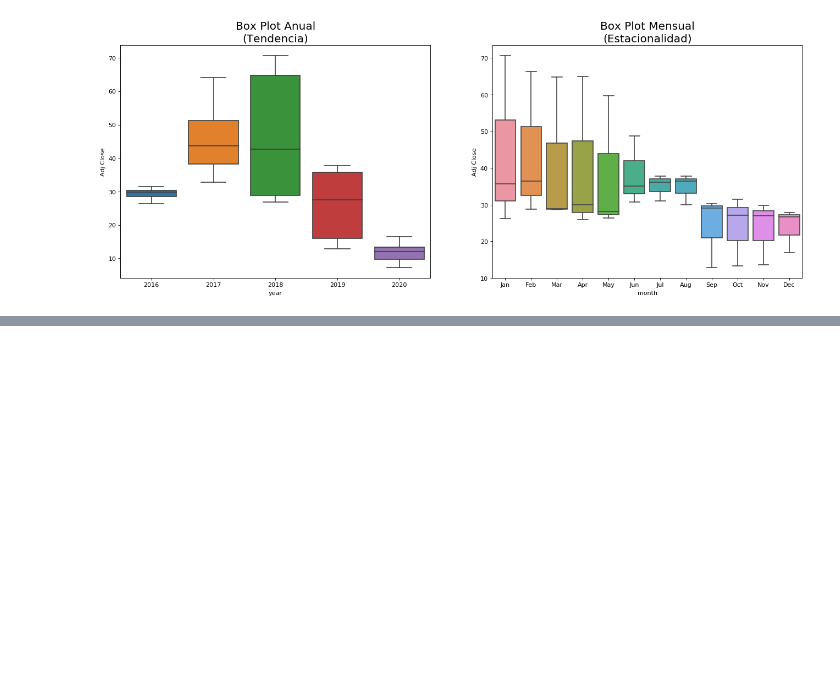
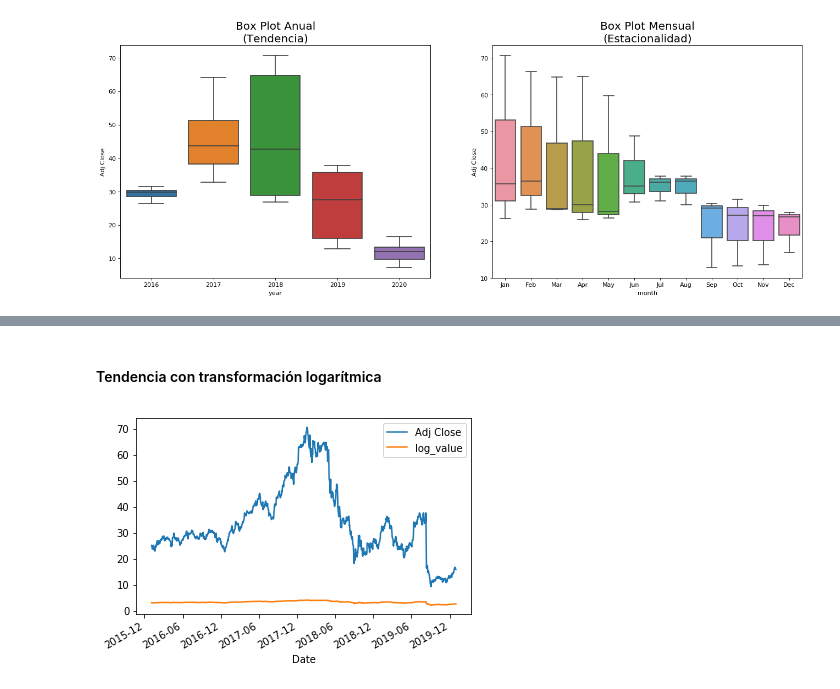
Before and after one commit to cdgn-coding/bcba-algo-trading, a Jupyter notebook: 3_Time_Series.ipynb, the cells around one changed output, grey strips where cells are left out. Saved outputs shown, nothing was run; the diff lists cells and outputs as text; code cells hidden in the pictures; blank space fills up the shorter version.

Commit message:
series_tiempo_log

```diff
--- a/3_Time_Series.ipynb
+++ b/3_Time_Series.ipynb
@@ -92,0 +97,4 @@ axes[1].set_title('Box Plot Mensual\n(Estacionalidad)', fontsize=18);
+# %%
+ggal_5y["timeIndex"] = pd.Series(np.arange(len(ggal_5y['Adj Close'])), index=ggal_5y.index)
+# %%
+ggal_5y = ggal_5y.join(pd.get_dummies(ggal_5y['month'], drop_first=True), how='left')
@@ -92,0 +123,2 @@ axes[1].set_title('Box Plot Mensual\n(Estacionalidad)', fontsize=18);
+# %%
+ggal_train, ggal_test = train_test_split(ggal_5y, test_size=len(ggal_5y.loc[ggal_5y.index.year==2020,:]), random_state=42, shuffle=False)
@@ -92,0 +141,2 @@ axes[1].set_title('Box Plot Mensual\n(Estacionalidad)', fontsize=18);
+# %% [markdown]
+#### Tendencia con transformación logarítmica
@@ -92,0 +150,9 @@ axes[1].set_title('Box Plot Mensual\n(Estacionalidad)', fontsize=18);
+# %%
+# se transforman los valores para luego entrenar el modelo
+
+ggal_train['log_value'] = np.log(ggal_train['Adj Close'])
+ggal_test['log_value'] = np.log(ggal_test['Adj Close'])
+# %%
+ggal_train.plot(kind="line", y = ['Adj Close','log_value']);
+# %% [output]
+[figure, added]
```
Also changed, not shown: parts of 20 cells of this notebook.
